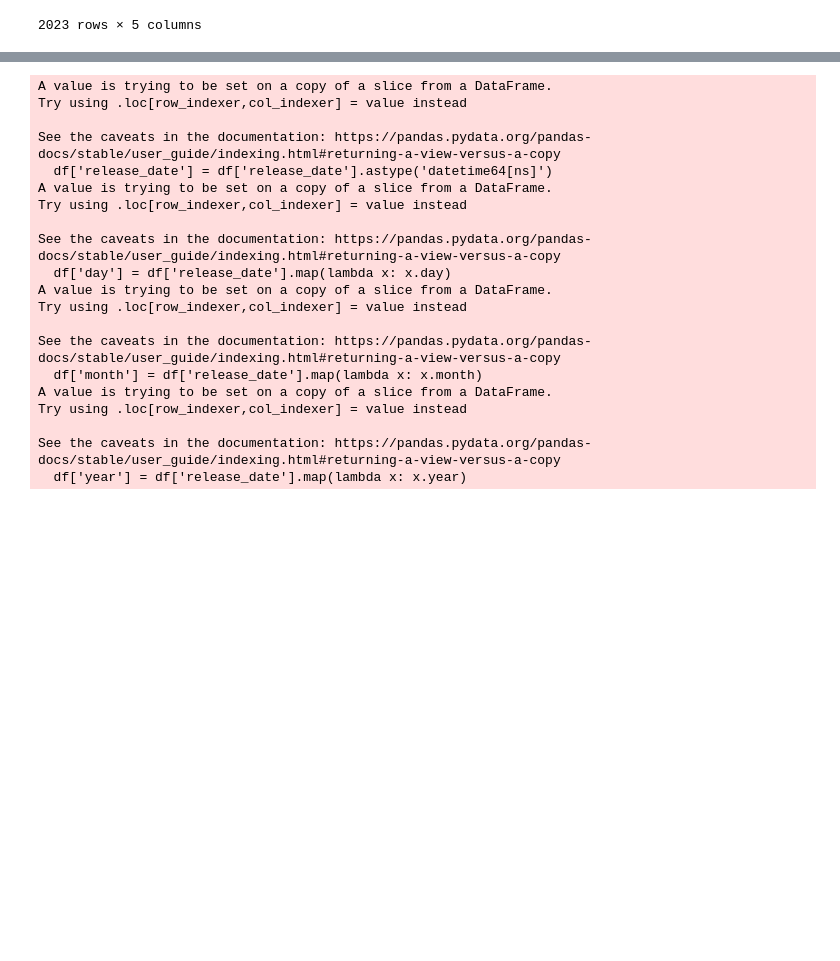
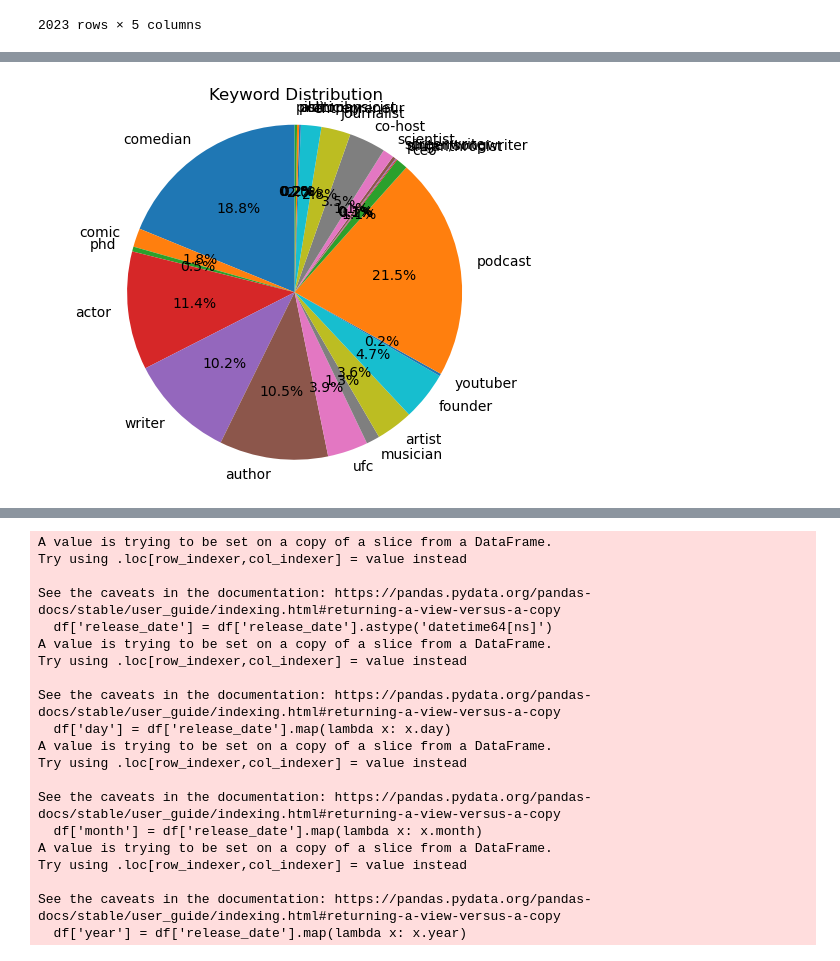
Before and after one commit to mattg213/JRE-analysis, a Jupyter notebook: data.ipynb, the cells around one changed output, grey strips where cells are left out. Saved outputs shown, nothing was run; the diff lists cells and outputs as text; code cells hidden in the pictures; blank space fills up the shorter version.

Commit message:
Update data.ipynb
reworked the catigory method and added some graphs

```diff
--- a/data.ipynb
+++ b/data.ipynb
@@ -157,0 +180,18 @@ df.dropna()
+# %%
+# Initialize new columns
+for keyword in keywords:
+    df[keyword] = 0
+    df[f"{keyword}_sub"] = 0
+
+# Loop through the descriptions and populate the new columns
+for idx, row in df.iterrows():
+    description = row["description"].lower()
+    keyword_count = {}
+
+    for keyword in keywords:
+        if keyword in description:
+            keyword_count[keyword] = keyword_count.get(keyword, 0) + 1
+            if keyword_count[keyword] == 1:
+                df.at[idx, keyword] = 1
+            elif keyword_count[keyword] == 2:
+                df.at[idx, f"{keyword}_sub"] = 1
@@ -157,0 +219,21 @@ df.dropna()
+# %%
+# Sum the values for each keyword and subcategory column
+keyword_totals = {}
+for keyword in keywords:
+    keyword_totals[keyword] = df[keyword].sum()
+    keyword_totals[f"{keyword}_sub"] = df[f"{keyword}_sub"].sum()
+
+# Remove zero values
+keyword_totals = {k: v for k, v in keyword_totals.items() if v > 0}
+
+# Create the pie chart
+fig, ax = plt.subplots()
+ax.pie(keyword_totals.values(), labels=keyword_totals.keys(), autopct='%1.1f%%', startangle=90)
+
+# Equal aspect ratio ensures the pie chart is circular
+ax.axis('equal')
+
+plt.title("Keyword Distribution")
+plt.show()
+# %% [output]
+[figure, added]
```
Also changed, not shown: parts of 13 cells of this notebook.
